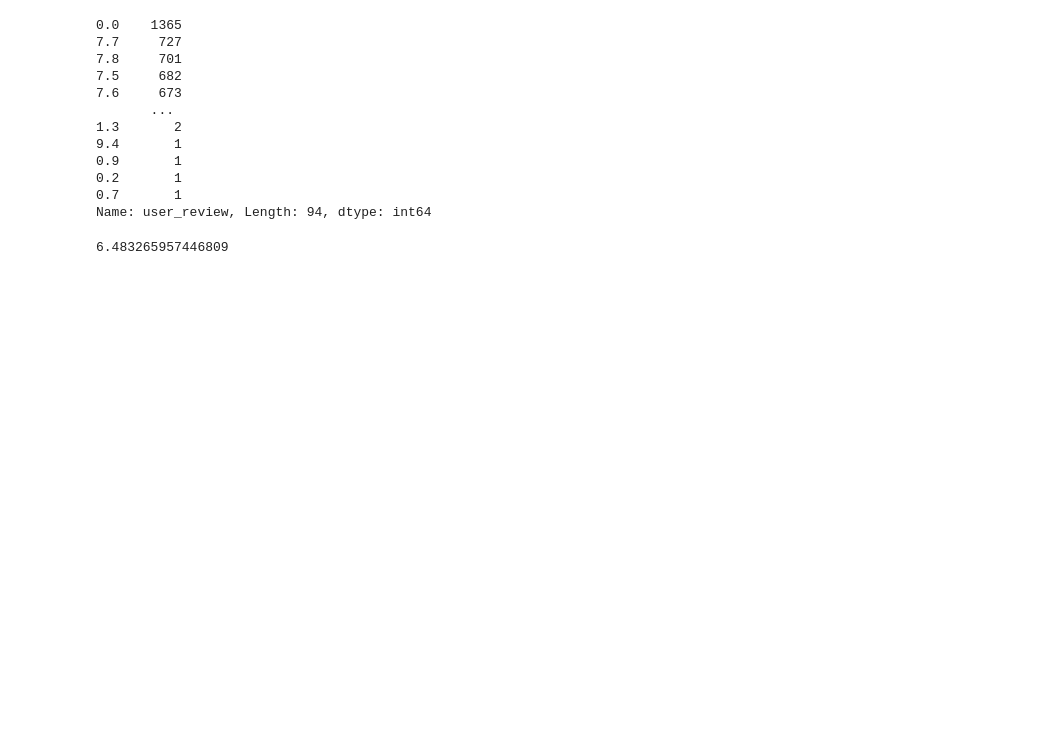
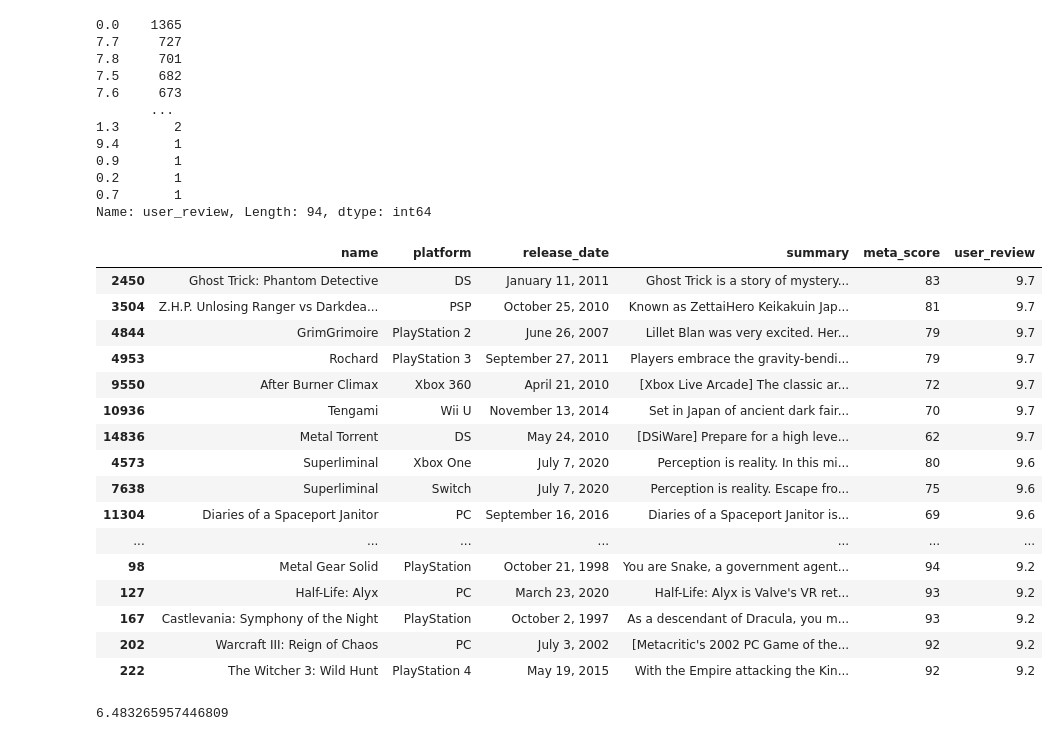
Before and after one commit to SavantLogics/vs_code, a Jupyter notebook: projects/data_analysis/pandas_data_videoGames.ipynb, the cells around one changed output. Drawn from its saved outputs; the diff is of its cells as text; code cells hidden in the pictures; blank space fills up the shorter version.

```diff
--- a/projects/data_analysis/pandas_data_videoGames.ipynb
+++ b/projects/data_analysis/pandas_data_videoGames.ipynb
@@ -44,7 +28,7 @@ df
 # %%
 # Drop unused column
 
-# df = df.drop(columns="Unnamed: 0")
+df = df.drop(columns="Unnamed: 0")
 df.head()
 # %% [output]
 |  | name | platform | release_date | summary | meta_score | user_review |
@@ -169,6 +141,27 @@ df['user_review'].value_counts()
 0.2       1
 0.7       1
 Name: user_review, Length: 94, dtype: int64
+# %%
+# Get the top 25 values from "user_review" column
+df.sort_values(by=['user_review', 'meta_score'], ascending=False).head(25)
+# %% [output]
+|  | name | platform | release_date | summary | meta_score | user_review |
+| 2450 | Ghost Trick: Phantom Detective | DS | January 11, 2011 | Ghost Trick is a story of mystery... | 83 | 9.7 |
+| 3504 | Z.H.P. Unlosing Ranger vs Darkdea... | PSP | October 25, 2010 | Known as ZettaiHero Keikakuin Jap... | 81 | 9.7 |
+| 4844 | GrimGrimoire | PlayStation 2 | June 26, 2007 | Lillet Blan was very excited. Her... | 79 | 9.7 |
+| 4953 | Rochard | PlayStation 3 | September 27, 2011 | Players embrace the gravity-bendi... | 79 | 9.7 |
+| 9550 | After Burner Climax | Xbox 360 | April 21, 2010 | [Xbox Live Arcade] The classic ar... | 72 | 9.7 |
+| 10936 | Tengami | Wii U | November 13, 2014 | Set in Japan of ancient dark fair... | 70 | 9.7 |
+| 14836 | Metal Torrent | DS | May 24, 2010 | [DSiWare] Prepare for a high leve... | 62 | 9.7 |
+| 4573 | Superliminal | Xbox One | July 7, 2020 | Perception is reality. In this mi... | 80 | 9.6 |
+| 7638 | Superliminal | Switch | July 7, 2020 | Perception is reality. Escape fro... | 75 | 9.6 |
+| 11304 | Diaries of a Spaceport Janitor | PC | September 16, 2016 | Diaries of a Spaceport Janitor is... | 69 | 9.6 |
+| ... | ... | ... | ... | ... | ... | ... |
+| 98 | Metal Gear Solid | PlayStation | October 21, 1998 | You are Snake, a government agent... | 94 | 9.2 |
+| 127 | Half-Life: Alyx | PC | March 23, 2020 | Half-Life: Alyx is Valve's VR ret... | 93 | 9.2 |
+| 167 | Castlevania: Symphony of the Night | PlayStation | October 2, 1997 | As a descendant of Dracula, you m... | 93 | 9.2 |
+| 202 | Warcraft III: Reign of Chaos | PC | July 3, 2002 | [Metacritic's 2002 PC Game of the... | 92 | 9.2 |
+| 222 | The Witcher 3: Wild Hunt | PlayStation 4 | May 19, 2015 | With the Empire attacking the Kin... | 92 | 9.2 |
 # %%
 # Get the mean of the user_review.
 
```
Also changed, not shown: parts of 2 cells of this notebook.
